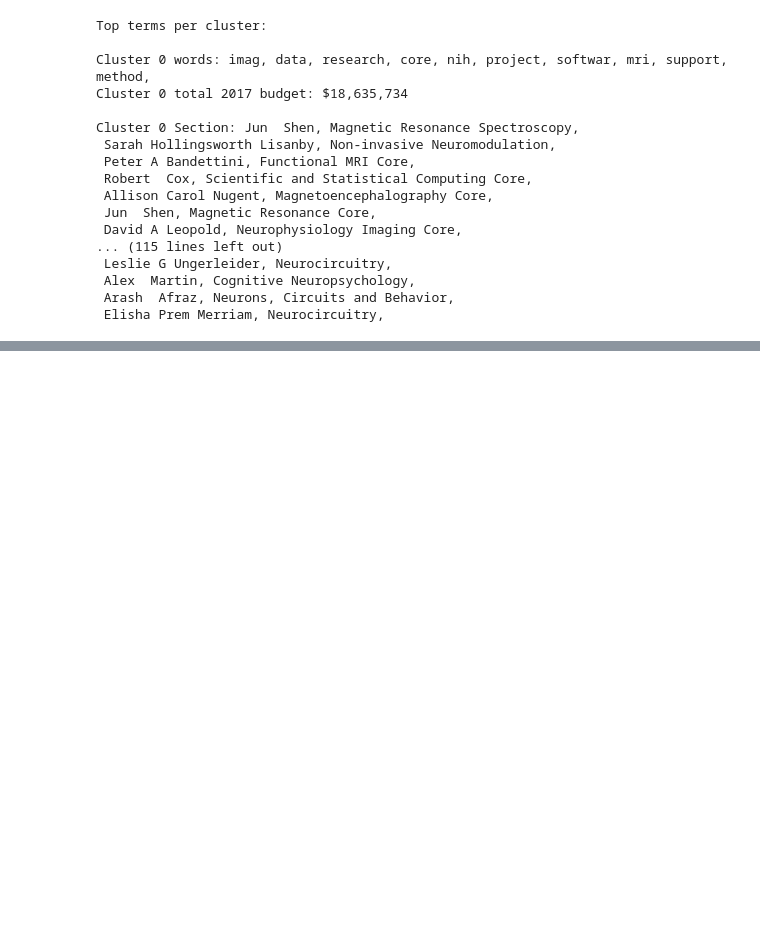
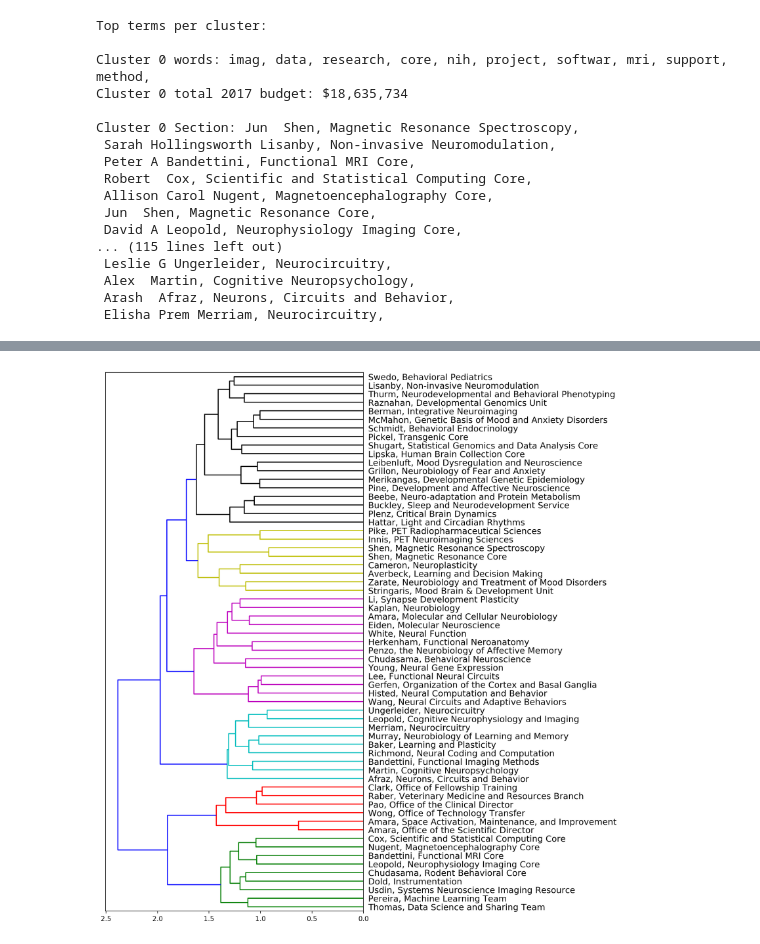
Before and after one commit to nih-fmrif/nimh_irp_clustering, a Jupyter notebook: notebooks/cluster_IRP_labs.ipynb, the cells around one changed output, grey strips where cells are left out. Drawn from its saved outputs; the diff is of its cells as text; code cells hidden in the pictures; blank space fills up the shorter version.

Commit message:
cluster by research organization

```diff
--- a/notebooks/cluster_IRP_labs.ipynb
+++ b/notebooks/cluster_IRP_labs.ipynb
@@ -360,0 +405,14 @@ Cluster 0 Section: Jun  Shen, Magnetic Resonance Spectroscopy,
+# %%
+pj_df['ro'] = pj_df['Research Organization']
+for me in manual_edits:
+    pj_df.loc[(pj_df['PI']==me[0]) & (pj_df['Research Organization']==me[1]) & (pj_df['Report Title']==me[2]), 'ro'] = me[3]
+# %%
+pi_df = pj_df.groupby(['PI', 'ro'],as_index=False)[['pj_text']].sum()
+pi_df['label'] =  pi_df['PI'].str.split(';').str[0].str.split(' ').str[-1] + ', '  + pi_df['ro'].str.replace(', NIMH', '').str.replace('Unit on ', '').str.replace('Section on the ', '').str.replace('Section on ', '').str.replace('Laboratory of ', '')
+# %%
+tfidf_vectorizer = TfidfVectorizer(max_df=0.8, max_features=200000,
+                                 min_df=0.1, stop_words=stopwords,
+                                 use_idf=True, tokenizer=tokenize_and_stem, ngram_range=(1,3))
+tfidf_matrix = tfidf_vectorizer.fit_transform(pi_df['pj_text'].values)
+# %%
+pi_df['helped'] = np.array([1, 1, 1, 0, 0, 1, 1, 1, 0, 0, 1, 1, 0, 1, 0, 0, 0, 1, 0, 1, 1, 0, 0, 1, 0, 0, 1, 0, 0, 0, 0, 0, 1, 0, 0, 1, 0, 0, 0, 1, 0, 1, 1, 0, 1, 1, 0, 1, 1, 0, 1, 0, 1, 0, 0, 0, 1, 0, 0, 1, 0, 0, 0])
@@ -360,0 +439,20 @@ Cluster 0 Section: Jun  Shen, Magnetic Resonance Spectroscopy,
+# %%
+import scipy.cluster.hierarchy as shc
+
+color_helped = False
+color_unhelped = False
+
+Z = shc.linkage(tfidf_matrix.toarray(), method='ward')
+fig,ax = plt.subplots(1,1, figsize=(7, 15), dpi=200)
+
+dend = shc.dendrogram(Z, labels=pi_df['label'].values, orientation='left', color_threshold=1.65, leaf_font_size=13, ax=ax)
+
+ylbls = ax.get_ymajorticklabels()
+
+for lbl in ylbls:
+    if color_helped & pi_df.loc[pi_df.label == lbl.get_text(), 'helped'].values[0]:
+        lbl.set_color('b')
+    if color_unhelped & ~pi_df.loc[pi_df.label == lbl.get_text(), 'helped'].values[0]:
+        lbl.set_color('r')
+# %% [output]
+[figure, added]
```
Also changed, not shown: parts of 14 cells of this notebook, 3 other files.
